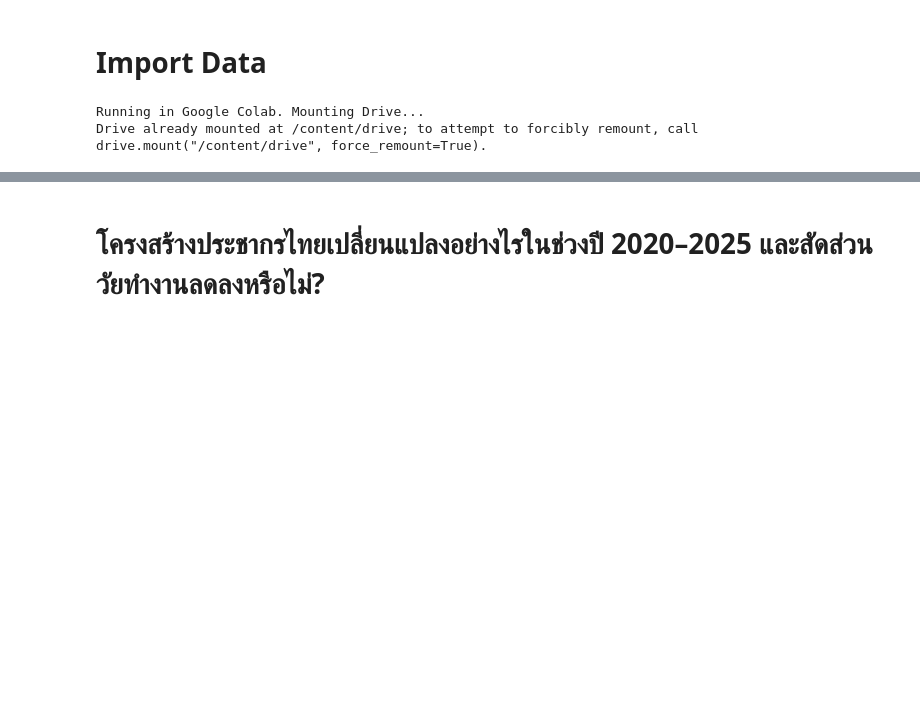
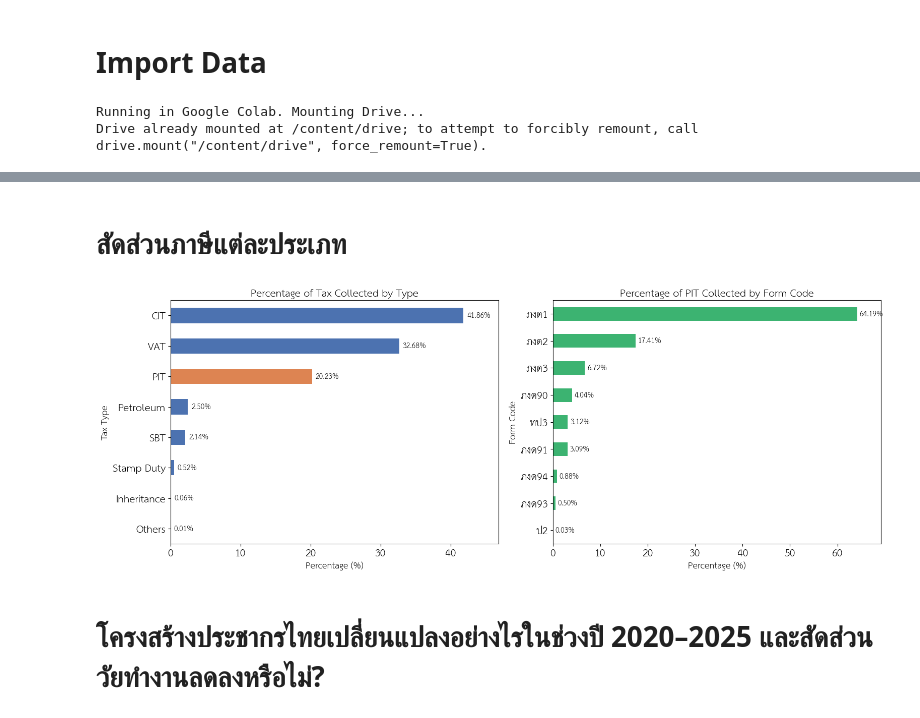
Before and after one commit to punnarujc/dads5001_midterm_project, a Jupyter notebook: main.ipynb, the cells around one changed output, grey strips where cells are left out. Cells and saved outputs as stored; diff of their text form; code cells hidden in the pictures; blank space fills up the shorter version.

```diff
--- a/main.ipynb
+++ b/main.ipynb
@@ -101,3 +154,52 @@ Drive already mounted at /content/drive; to attempt to forcibly remount, call dr
+# %% [markdown]
+# สัดส่วนภาษีแต่ละประเภท
+# %%
+tax_map_eng = {
+    1: 'PIT',
+    2: 'CIT',
+    3: 'Petroleum',
+    5: 'VAT',
+    6: 'SBT',
+    7: 'Stamp Duty',
+    70: 'Inheritance',
+    999: 'Others'
+}
+
+df_tax_collect_prep['tax_name'] = df_tax_collect_prep['tax_type'].map(tax_map_eng).fillna('Others')
+summary = df_tax_collect_prep.groupby('tax_name')['amt_rcv'].sum()
+summary_pct = (summary / summary.sum() * 100).sort_values(ascending=True)
+
+bar_colors = ['#dd8452' if tax == 'PIT' else '#4c72b0' for tax in summary_pct.index]
+
+df_pit = df_tax_collect_prep[df_tax_collect_prep['tax_type'] == 1]
+pit_summary = df_pit.groupby('form_code')['amt_rcv'].sum()
+pit_summary_pct = (pit_summary / pit_summary.sum() * 100).sort_values(ascending=True)
+
+fig, (ax1, ax2) = plt.subplots(nrows=1, ncols=2, figsize=(16, 6))
+
+summary_pct.plot(kind='barh', color=bar_colors, ax=ax1)
+ax1.set_title('Percentage of Tax Collected by Type', fontsize=14)
+ax1.set_xlabel('Percentage (%)', fontsize=12)
+ax1.set_ylabel('Tax Type', fontsize=12)
+ax1.set_xlim(0, summary_pct.max() + 5)
+
+for i, v in enumerate(summary_pct):
+    weight = 'bold' if summary_pct.index[i] == 'PIT' else 'normal'
+    ax1.text(v + 0.5, i, f"{v:.2f}%", va='center', ha='left', fontsize=10, fontweight=weight)
+
+pit_summary_pct.plot(kind='barh', color='mediumseagreen', ax=ax2)
+ax2.set_title('Percentage of PIT Collected by Form Code', fontsize=14)
+ax2.set_xlabel('Percentage (%)', fontsize=12)
+ax2.set_ylabel('Form Code', fontsize=12)
+ax2.set_xlim(0, pit_summary_pct.max() + 5)
+
+for i, v in enumerate(pit_summary_pct):
+    ax2.text(v + 0.5, i, f"{v:.2f}%", va='center', ha='left', fontsize=10)
+
+plt.tight_layout()
+plt.show()
+# %% [output]
+[figure, added]
 # %% [markdown]
 # โครงสร้างประชากรไทยเปลี่ยนแปลงอย่างไรในช่วงปี 2020–2025 และสัดส่วนวัยทำงานลดลงหรือไม่?
 # %%
```
Also changed, not shown: parts of 11 cells of this notebook.
